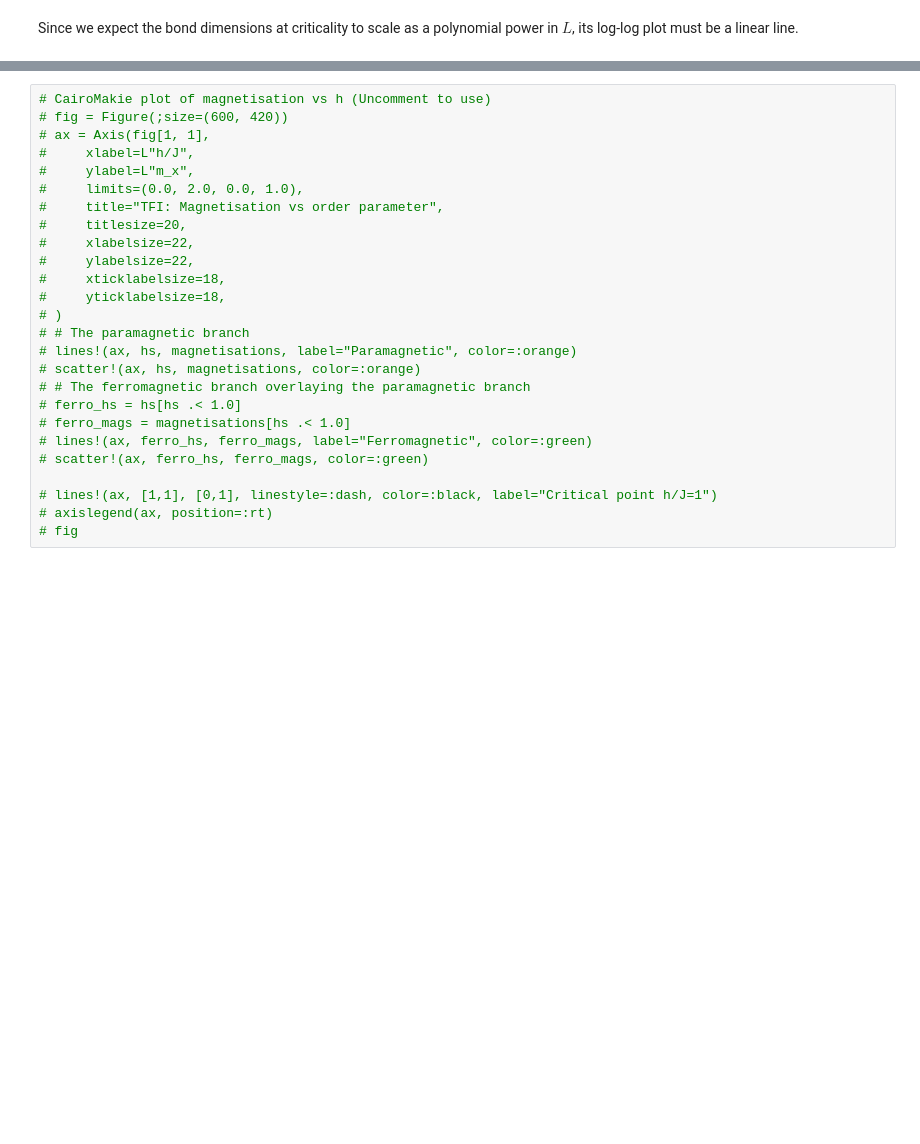
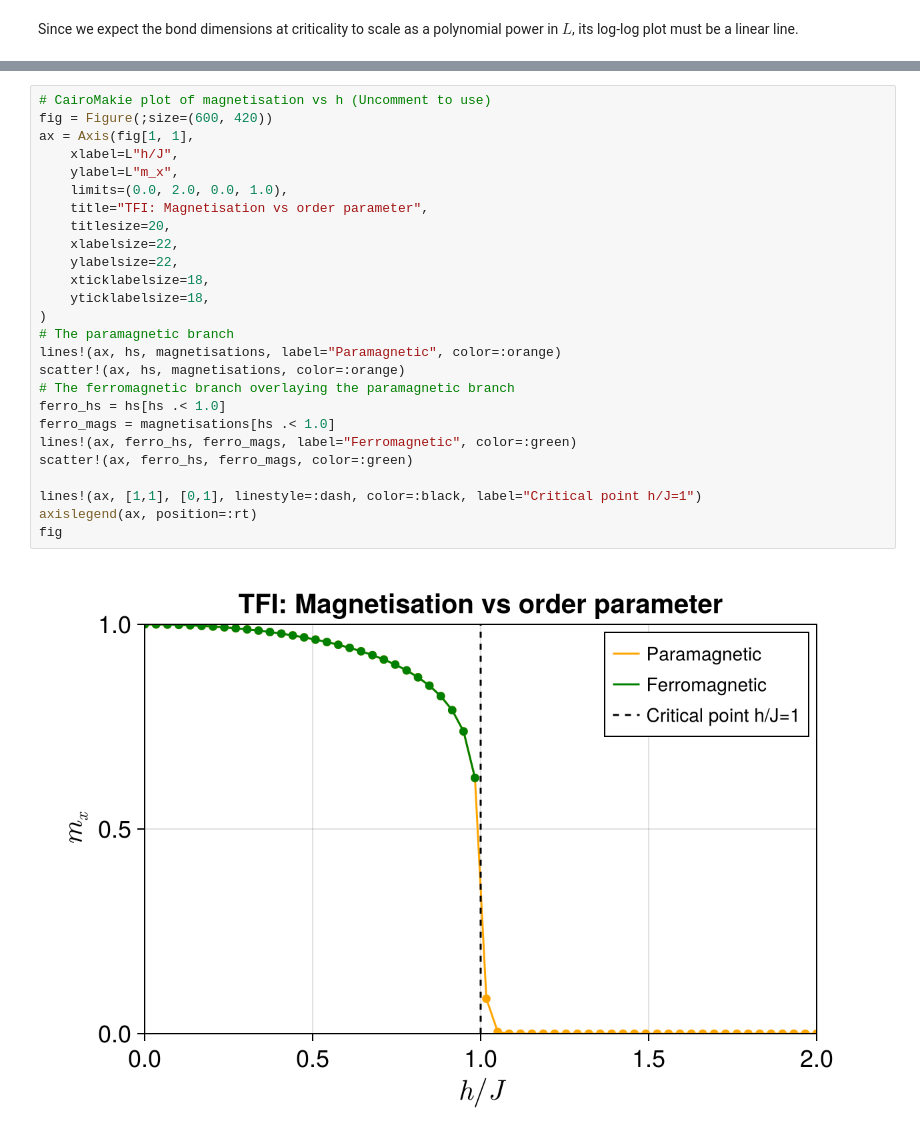
Before and after one commit to SUTD-MDQS/NonLocalCorrelationTutorial, a Jupyter notebook: TFIdmrg.ipynb, the cells around one changed output, grey strips where cells are left out. Drawn from its saved outputs; the diff is of its cells as text; blank space fills up the shorter version.

```diff
--- a/TFIdmrg.ipynb
+++ b/TFIdmrg.ipynb
@@ -327,26 +370,28 @@ display(magnetisations)
 # %%
 # CairoMakie plot of magnetisation vs h (Uncomment to use)
-# fig = Figure(;size=(600, 420))
-# ax = Axis(fig[1, 1],
-#     xlabel=L"h/J",
-#     ylabel=L"m_x",
-#     limits=(0.0, 2.0, 0.0, 1.0),
-#     title="TFI: Magnetisation vs order parameter",
-#     titlesize=20,
-#     xlabelsize=22,
-#     ylabelsize=22,
-#     xticklabelsize=18,
-#     yticklabelsize=18,
-# )
-# # The paramagnetic branch
-# lines!(ax, hs, magnetisations, label="Paramagnetic", color=:orange)
-# scatter!(ax, hs, magnetisations, color=:orange)
-# # The ferromagnetic branch overlaying the paramagnetic branch
-# ferro_hs = hs[hs .< 1.0]
-# ferro_mags = magnetisations[hs .< 1.0]
-# lines!(ax, ferro_hs, ferro_mags, label="Ferromagnetic", color=:green)
-# scatter!(ax, ferro_hs, ferro_mags, color=:green)
+fig = Figure(;size=(600, 420))
+ax = Axis(fig[1, 1],
+    xlabel=L"h/J",
+    ylabel=L"m_x",
+    limits=(0.0, 2.0, 0.0, 1.0),
+    title="TFI: Magnetisation vs order parameter",
+    titlesize=20,
+    xlabelsize=22,
+    ylabelsize=22,
+    xticklabelsize=18,
+    yticklabelsize=18,
+)
+# The paramagnetic branch
+lines!(ax, hs, magnetisations, label="Paramagnetic", color=:orange)
+scatter!(ax, hs, magnetisations, color=:orange)
+# The ferromagnetic branch overlaying the paramagnetic branch
+ferro_hs = hs[hs .< 1.0]
+ferro_mags = magnetisations[hs .< 1.0]
+lines!(ax, ferro_hs, ferro_mags, label="Ferromagnetic", color=:green)
+scatter!(ax, ferro_hs, ferro_mags, color=:green)
 
-# lines!(ax, [1,1], [0,1], linestyle=:dash, color=:black, label="Critical point h/J=1")
-# axislegend(ax, position=:rt)
-# fig
+lines!(ax, [1,1], [0,1], linestyle=:dash, color=:black, label="Critical point h/J=1")
+axislegend(ax, position=:rt)
+fig
+# %% [output]
+[figure, added]
```
Also changed, not shown: parts of 6 cells of this notebook, 1 other file.
